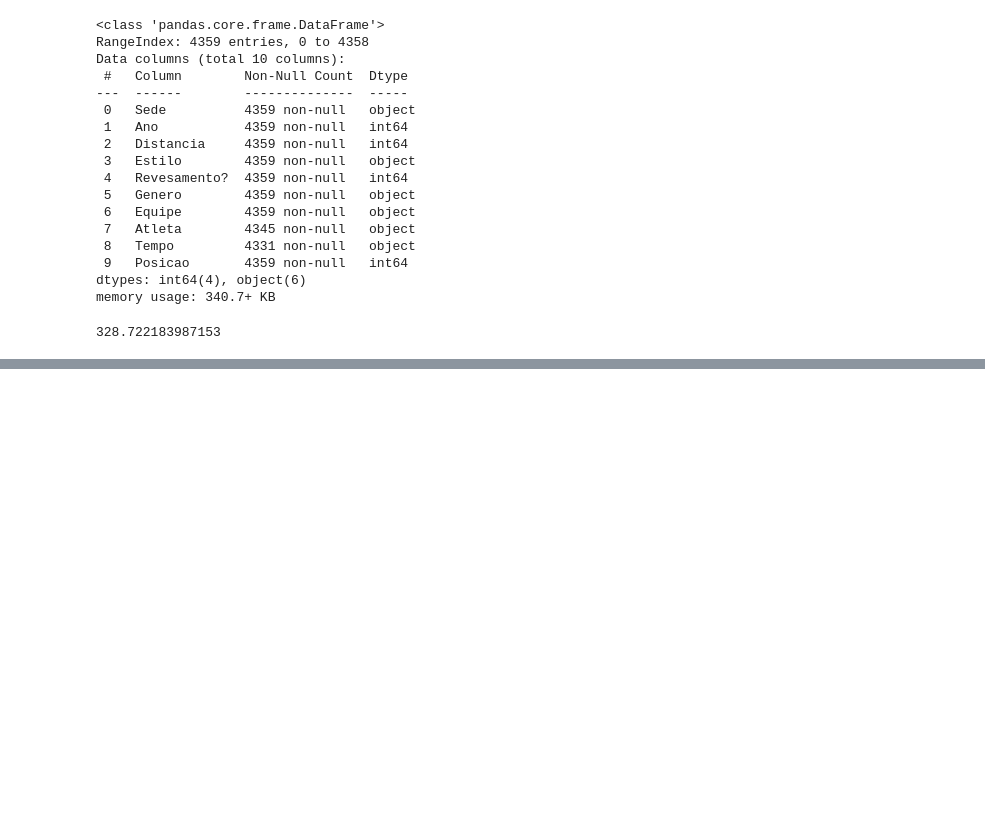
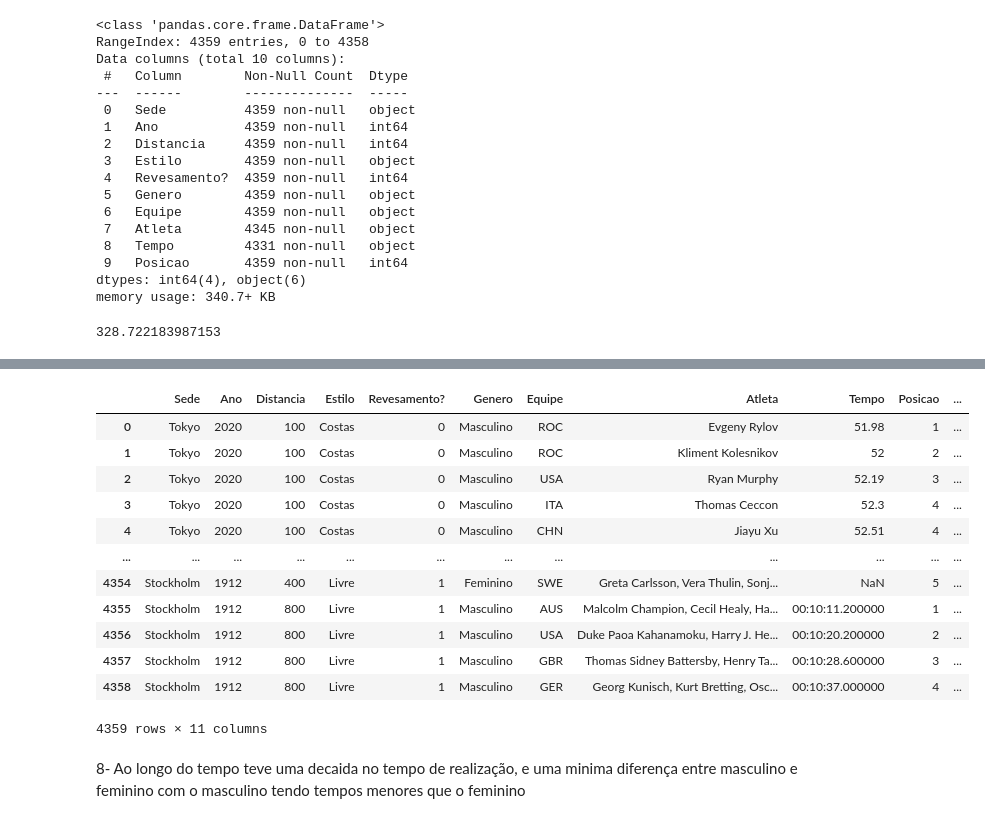
Before and after one commit to TheNobu/Anlise-de-Dados-e-Tomada-de-Decis-es, a Jupyter notebook: TDE3.ipynb, the cells around one changed output, grey strips where cells are left out. Cells and saved outputs as stored; diff of their text form; code cells hidden in the pictures; blank space fills up the shorter version.

```diff
--- a/TDE3.ipynb
+++ b/TDE3.ipynb
@@ -175,2 +177,4 @@ df['Distancia'].mean()
+# %%
+df['CategoriaDistancia'] = ''
 # %%
-df['ClassificacaoDistancia'] = df['Distancia'] <= 200 = 'Curta'
+df.loc[df['Distancia'] <= 200 ,'CategoriaDistancia']  = 'Curta'
@@ -176,0 +194,2 @@ df['ClassificacaoDistancia'] = df['Distancia'] <= 200 = 'Curta'
+# %%
+df.loc[df['Distancia'].between(201,600),'CategoriaDistancia'] = 'Media'
@@ -176,0 +209,2 @@ df['ClassificacaoDistancia'] = df['Distancia'] <= 200 = 'Curta'
+# %%
+df.loc[df['Distancia']>= 600,'CategoriaDistancia']= 'Longa'
@@ -176,0 +224,18 @@ df['ClassificacaoDistancia'] = df['Distancia'] <= 200 = 'Curta'
+# %%
+df
+# %% [output]
+|  | Sede | Ano | Distancia | Estilo | Revesamento? | Genero | Equipe | Atleta | Tempo | Posicao | ... |
+| 0 | Tokyo | 2020 | 100 | Costas | 0 | Masculino | ROC | Evgeny Rylov | 51.98 | 1 | ... |
+| 1 | Tokyo | 2020 | 100 | Costas | 0 | Masculino | ROC | Kliment Kolesnikov | 52 | 2 | ... |
+| 2 | Tokyo | 2020 | 100 | Costas | 0 | Masculino | USA | Ryan Murphy | 52.19 | 3 | ... |
+| 3 | Tokyo | 2020 | 100 | Costas | 0 | Masculino | ITA | Thomas Ceccon | 52.3 | 4 | ... |
+| 4 | Tokyo | 2020 | 100 | Costas | 0 | Masculino | CHN | Jiayu Xu | 52.51 | 4 | ... |
+| ... | ... | ... | ... | ... | ... | ... | ... | ... | ... | ... | ... |
+| 4354 | Stockholm | 1912 | 400 | Livre | 1 | Feminino | SWE | Greta Carlsson, Vera Thulin, Sonj... | NaN | 5 | ... |
+| 4355 | Stockholm | 1912 | 800 | Livre | 1 | Masculino | AUS | Malcolm Champion, Cecil Healy, Ha... | 00:10:11.200000 | 1 | ... |
+| 4356 | Stockholm | 1912 | 800 | Livre | 1 | Masculino | USA | Duke Paoa Kahanamoku, Harry J. He... | 00:10:20.200000 | 2 | ... |
+| 4357 | Stockholm | 1912 | 800 | Livre | 1 | Masculino | GBR | Thomas Sidney Battersby, Henry Ta... | 00:10:28.600000 | 3 | ... |
+| 4358 | Stockholm | 1912 | 800 | Livre | 1 | Masculino | GER | Georg Kunisch, Kurt Bretting, Osc... | 00:10:37.000000 | 4 | ... |
+4359 rows × 11 columns
+# %% [markdown]
+8- Ao longo do tempo teve uma decaida no tempo de realização, e uma minima diferença entre masculino e feminino com o masculino tendo tempos menores que o feminino
```
Also changed, not shown: parts of 4 cells of this notebook.
